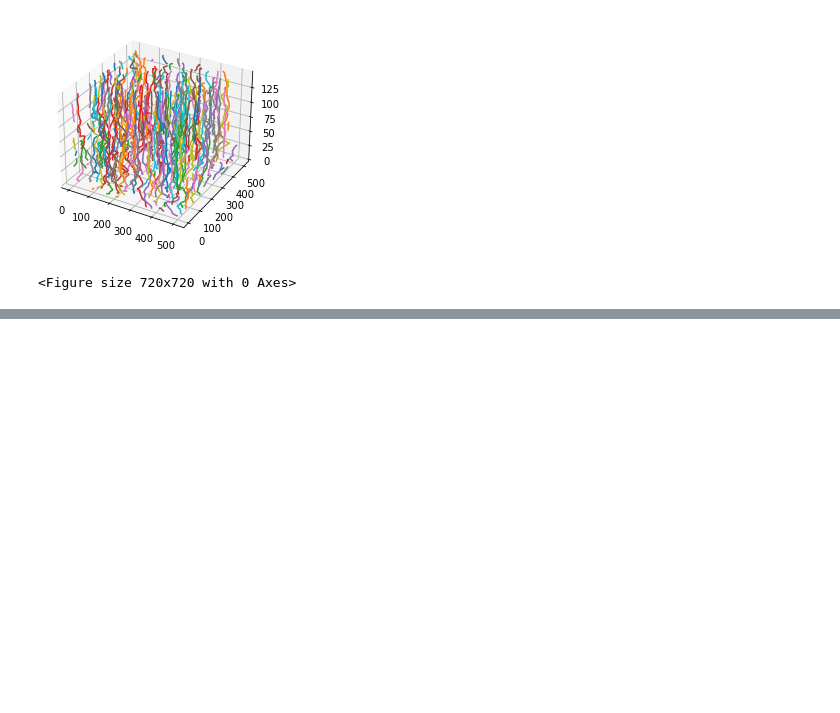
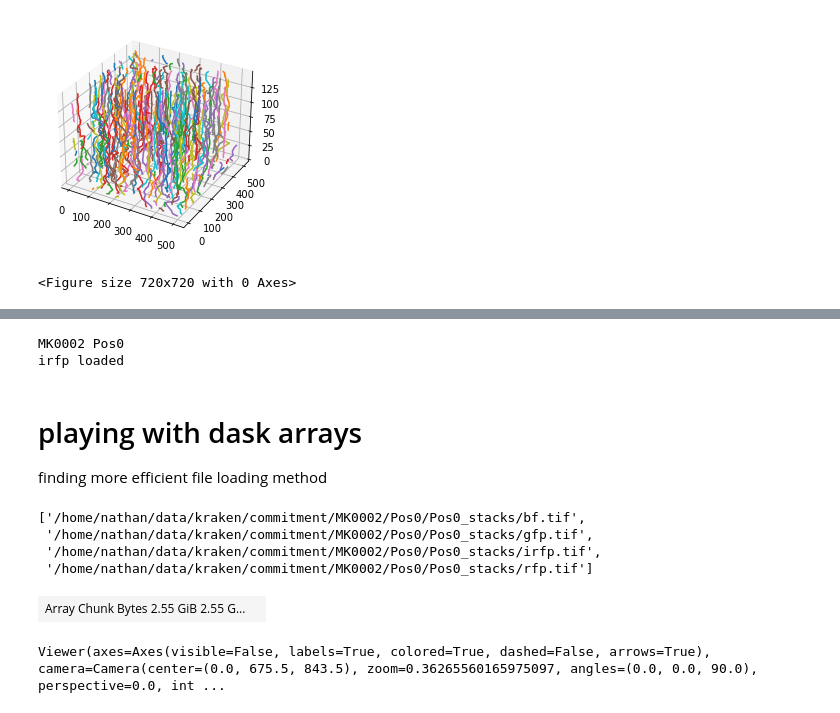
Before and after one commit to nthndy/cell-comp-analysis, a Jupyter notebook: commitment_analysis/commitment_analysis_raw_data_viewer.ipynb, the cells around one changed output, grey strips where cells are left out. Drawn from its saved outputs; the diff is of its cells as text; code cells hidden in the pictures; blank space fills up the shorter version.

Commit message:
i love dask image loading its amazing omg ty mr dask

```diff
--- a/commitment_analysis/commitment_analysis_raw_data_viewer.ipynb
+++ b/commitment_analysis/commitment_analysis_raw_data_viewer.ipynb
@@ -558,0 +184,24 @@ for i in range(len(tracks)):
+# %%
+### set root data folder
+root_folder = '/home/nathan/data/kraken/commitment/'
+### not entirely sure this is the correct use of a class but im still learning
+@enum.unique
+class channels(enum.Enum):
+    bf = 0
+    gfp = 1
+    rfp = 2
+    irfp = 3
+    cp_masks = 4
+
+expt_IDs = natsorted([ID for ID in os.listdir(root_folder) if 'MK0002' in ID or 'MK0003' in ID])
+for expt in expt_IDs:
+    # get list of positions for that expt
+    pos_list = natsorted([pos for pos in os.listdir(os.path.join(root_folder, expt)) if 'Pos' in pos])
+    for pos in pos_list:
+        iterative_viewer(expt, pos)
+        break
+    break
+        #input("Press Enter to continue to next position")
+# %% [output]
+MK0002 Pos0
+irfp loaded
@@ -558,0 +238,45 @@ for i in range(len(tracks)):
+# %% [markdown]
+# playing with dask arrays
+
+finding more efficient file loading method
+# %%
+path_to_expt = os.path.join(root_folder, expt, pos, f'{pos}_stacks')
+# %%
+filenames
+# %% [output]
+['/home/nathan/data/kraken/commitment/MK0002/Pos0/Pos0_stacks/bf.tif',
+ '/home/nathan/data/kraken/commitment/MK0002/Pos0/Pos0_stacks/gfp.tif',
+ '/home/nathan/data/kraken/commitment/MK0002/Pos0/Pos0_stacks/irfp.tif',
+ '/home/nathan/data/kraken/commitment/MK0002/Pos0/Pos0_stacks/rfp.tif']
+# %%
+from skimage.io import imread
+from skimage.io.collection import alphanumeric_key
+from dask import delayed
+import dask.array as da
+from glob import glob
+
+filenames = sorted(glob(os.path.join(path_to_expt, '*.tif')), key=alphanumeric_key)
+# read the first file to get the shape and dtype
+# ASSUMES THAT ALL FILES SHARE THE SAME SHAPE/TYPE
+sample = imread(filenames[0])
+
+lazy_imread = delayed(imread)  # lazy reader
+lazy_arrays = [lazy_imread(fn) for fn in filenames]
+dask_arrays = [
+    da.from_delayed(delayed_reader, shape=sample.shape, dtype=sample.dtype)
+    for delayed_reader in lazy_arrays
+]
+# Stack into one large dask.array
+stack = da.stack(dask_arrays, axis=0)
+stack.shape  # (nfiles, nz, ny, nx)
+
+# in jupyter notebook the repr of a dask stack provides a useful visual:
+stack
+# %% [output]
+| Array Chunk Bytes 2.55 GiB 2.55 G... |  |
+# %%
+import napari
+
+napari.view_image(stack, contrast_limits=[0,255], multiscale=False)
+# %% [output]
+Viewer(axes=Axes(visible=False, labels=True, colored=True, dashed=False, arrows=True), camera=Camera(center=(0.0, 675.5, 843.5), zoom=0.36265560165975097, angles=(0.0, 0.0, 90.0), perspective=0.0, int ...
```
Also changed, not shown: parts of 33 cells of this notebook, 2 other files.
